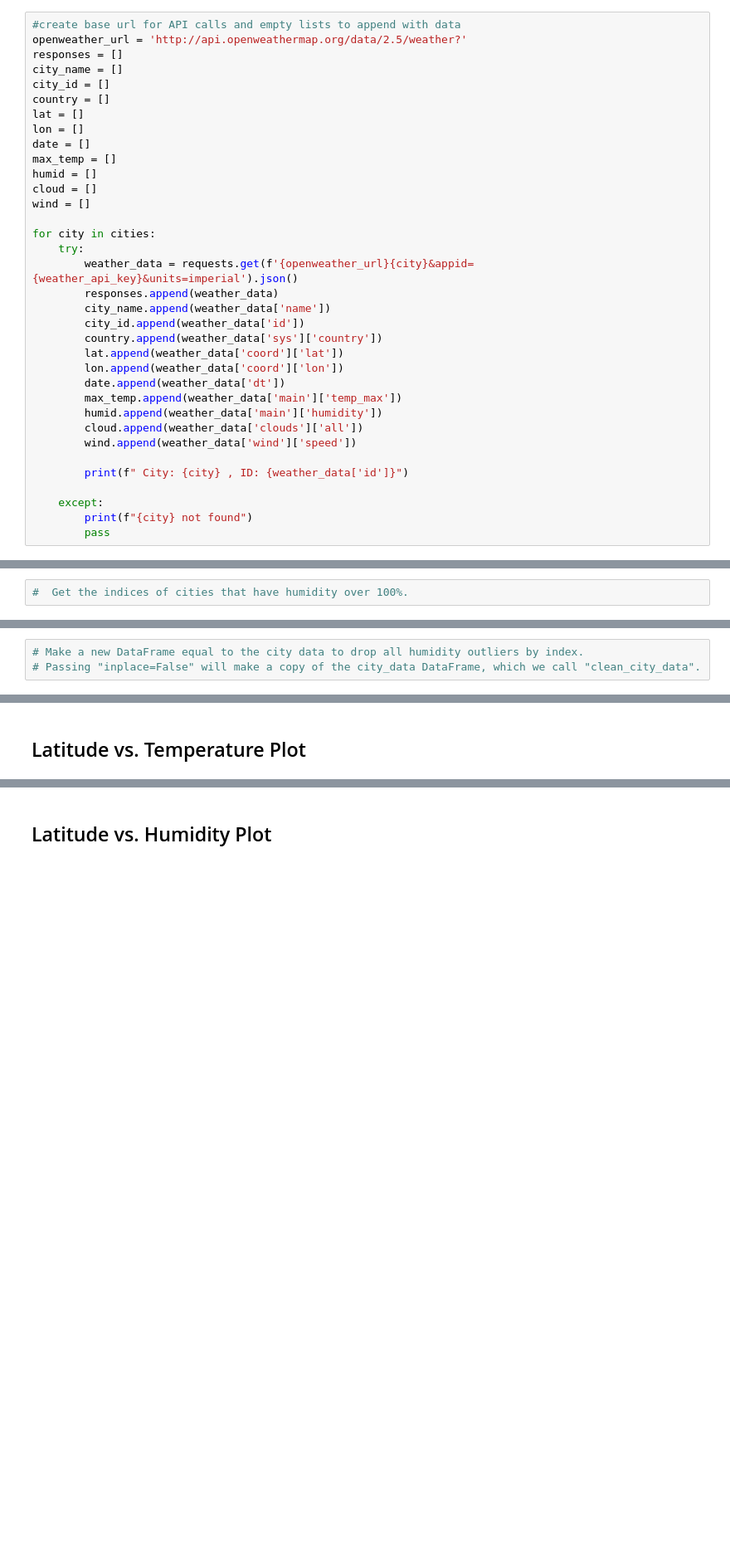
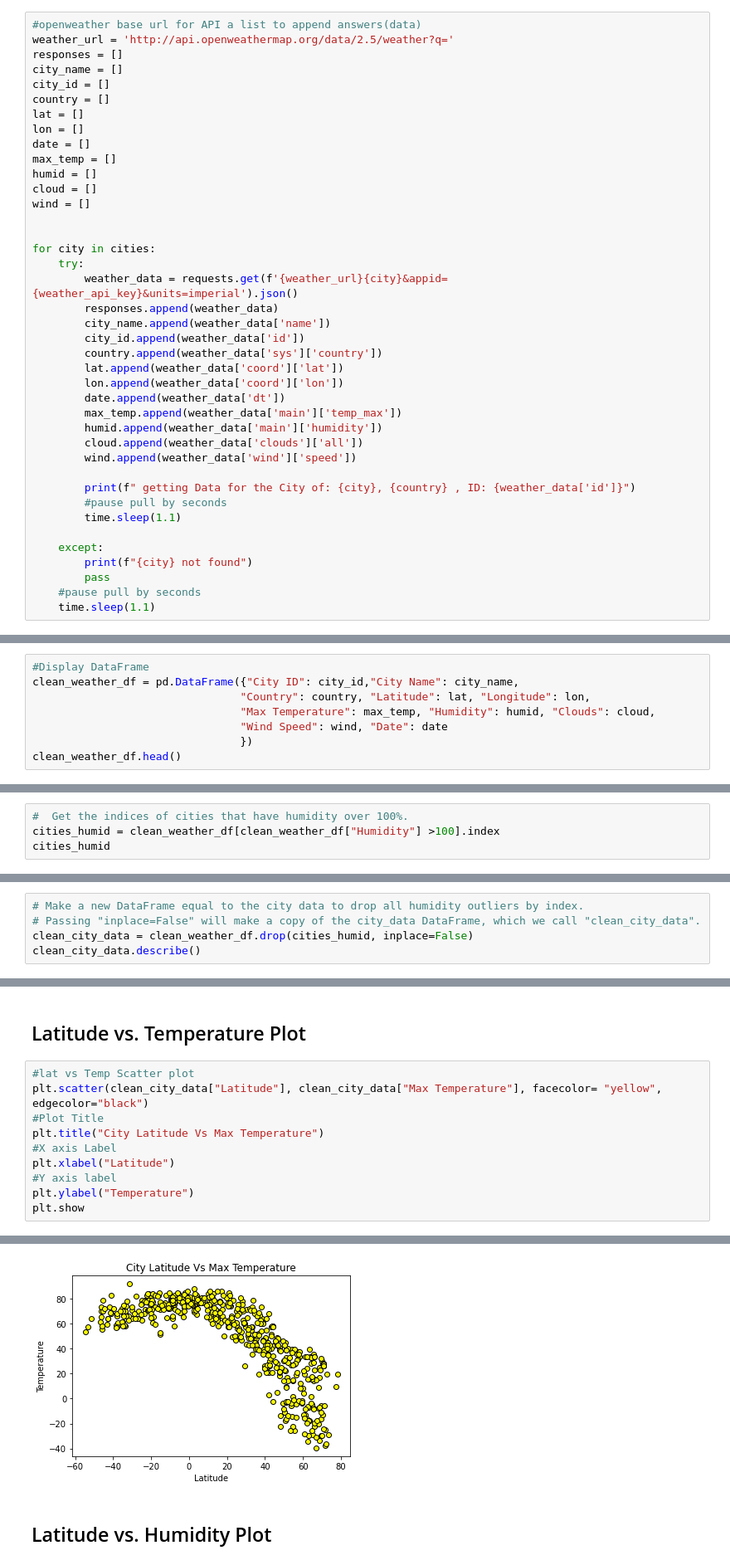
Before and after one commit to flbpilot/Python-API-Challenge, a Jupyter notebook: starter_code/WeatherPy.ipynb, the cells around one changed output, grey strips where cells are left out. Shown at 83% size. Saved outputs shown, nothing was run; the diff lists cells and outputs as text; blank space fills up the shorter version.

```diff
--- a/starter_code/WeatherPy.ipynb
+++ b/starter_code/WeatherPy.ipynb
@@ -58,8 +58,8 @@ len(cities)
 * Perform a weather check on each city using a series of successive API calls.
 * Include a print log of each city as it'sbeing processed (with the city number and city name).
 # %%
-#create base url for API calls and empty lists to append with data
-openweather_url = 'http://api.openweathermap.org/data/2.5/weather?'
+#openweather base url for API a list to append answers(data)
+weather_url = 'http://api.openweathermap.org/data/2.5/weather?q='
 responses = []
 city_name = []
 city_id = []
@@ -72,9 +72,10 @@ humid = []
 cloud = []
 wind = []
 
+
 for city in cities:
     try:
-        weather_data = requests.get(f'{openweather_url}{city}&appid={weather_api_key}&units=imperial').json()
+        weather_data = requests.get(f'{weather_url}{city}&appid={weather_api_key}&units=imperial').json()
         responses.append(weather_data)
         city_name.append(weather_data['name'])
         city_id.append(weather_data['id'])
@@ -87,9 +88,13 @@ for city in cities:
         cloud.append(weather_data['clouds']['all'])
         wind.append(weather_data['wind']['speed'])
 
-        print(f" City: {city} , ID: {weather_data['id']}")
+        print(f" getting Data for the City of: {city}, {country} , ID: {weather_data['id']}")
+        #pause pull by seconds
+        time.sleep(1.1)
 
     except:
         print(f"{city} not found")
         pass
+    #pause pull by seconds
+    time.sleep(1.1)
 # %% [output]
@@ -114,3 +119,11 @@ kirkwall not found
 ### Convert Raw Data to DataFrame
 * Export the city data into a .csv.
 * Display the DataFrame
+# %%
+#Display DataFrame
+clean_weather_df = pd.DataFrame({"City ID": city_id,"City Name": city_name,
+                                "Country": country, "Latitude": lat, "Longitude": lon,
+                                "Max Temperature": max_temp, "Humidity": humid, "Clouds": cloud,
+                                "Wind Speed": wind, "Date": date
+                                })
+clean_weather_df.head()
@@ -120,3 +158,5 @@ kirkwall not found
 Skip this step if there are no cities that have humidity > 100%.
 # %%
 #  Get the indices of cities that have humidity over 100%.
+cities_humid = clean_weather_df[clean_weather_df["Humidity"] >100].index
+cities_humid
@@ -123,3 +165,5 @@ Skip this step if there are no cities that have humidity > 100%.
 # %%
 # Make a new DataFrame equal to the city data to drop all humidity outliers by index.
 # Passing "inplace=False" will make a copy of the city_data DataFrame, which we call "clean_city_data".
+clean_city_data = clean_weather_df.drop(cities_humid, inplace=False)
+clean_city_data.describe()
@@ -129,3 +183,14 @@ Skip this step if there are no cities that have humidity > 100%.
 * Save the plotted figures as .pngs.
 # %% [markdown]
 ## Latitude vs. Temperature Plot
+# %%
+#lat vs Temp Scatter plot
+plt.scatter(clean_city_data["Latitude"], clean_city_data["Max Temperature"], facecolor= "yellow", edgecolor="black")
+#Plot Title
+plt.title("City Latitude Vs Max Temperature")
+#X axis Label
+plt.xlabel("Latitude")
+#Y axis label
+plt.ylabel("Temperature")
+plt.show
+# %% [output]
@@ -132,2 +198,3 @@ Skip this step if there are no cities that have humidity > 100%.
+[figure, added]
 # %% [markdown]
 ## Latitude vs. Humidity Plot
```
Also changed, not shown: parts of 20 cells of this notebook, 2 other files.
